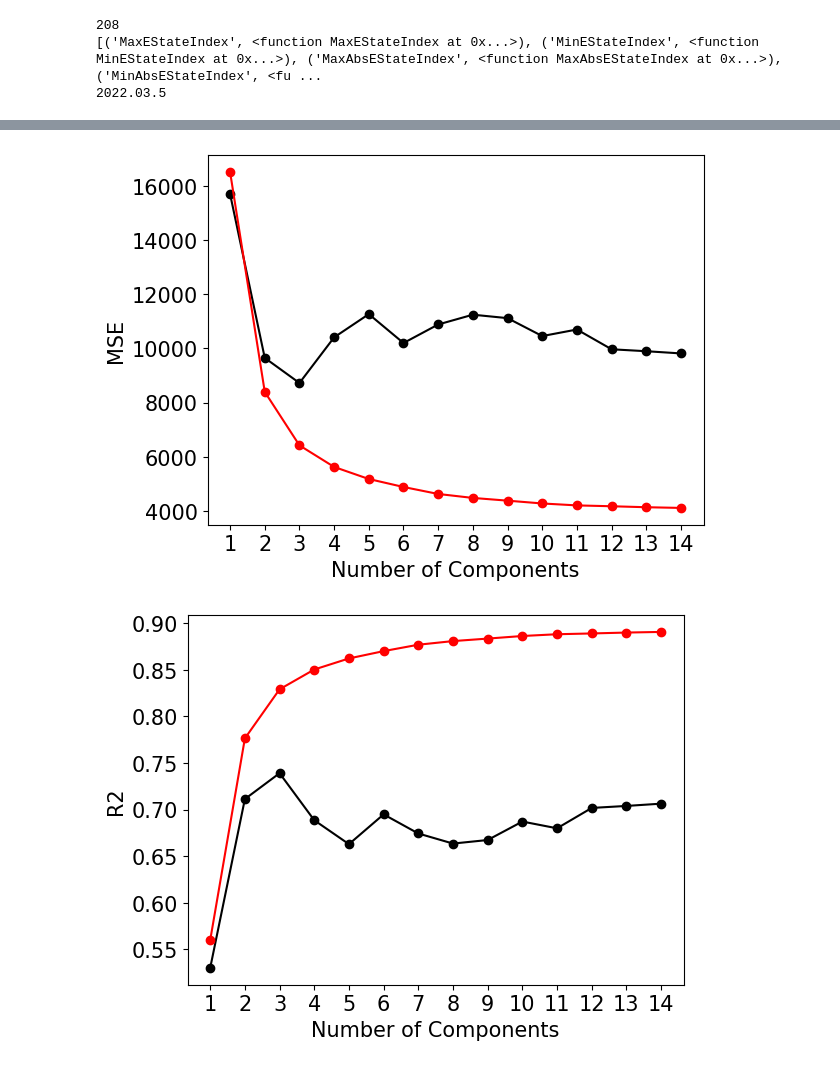
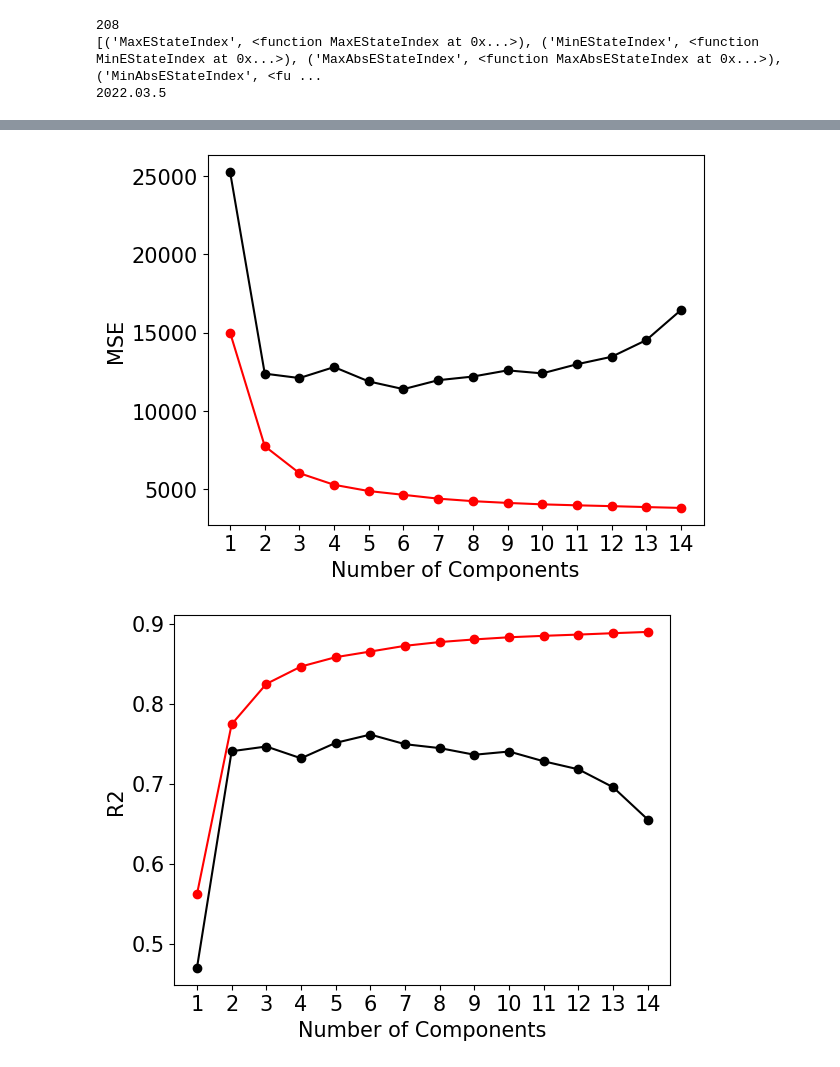
Before and after one commit to lstorchi/model_reaction_data, a Jupyter notebook: nasicmodels.ipynb, the cells around one changed output, grey strips where cells are left out. Drawn from its saved outputs; the diff is of its cells as text; code cells hidden in the pictures.

```diff
--- a/nasicmodels.ipynb
+++ b/nasicmodels.ipynb
@@ -133,6 +133,8 @@ Y = np.array(Y)
 np_bits_features = np.array(np_bits_features)
 np_counts_features = np.array(np_counts_features)
 moldescriptors_featues = np.array(moldescriptors_featues)
+
+moldescriptors_featues = np.nan_to_num(moldescriptors_featues, 0.0)
 # %%
 import models
 %reload_ext models
@@ -157,12 +165,6 @@ models.plsemodel (0.2, np_bits_features, Y)
 # %%
-import models
-%reload_ext models
-
-
-moldescriptors_featues[np.isnan(moldescriptors_featues)] = 0.0
-
 perc_split = 0.2
-models.plsemodel (0.2, moldescriptors_featues, Y)
+models.pls_model (0.2, moldescriptors_featues, Y)
 # %% [output]
-[figure, old version]
+[figure, new version]
-[figure, old version]
+[figure, new version]
```
Also changed, not shown: parts of 8 cells of this notebook, 1 other file.
